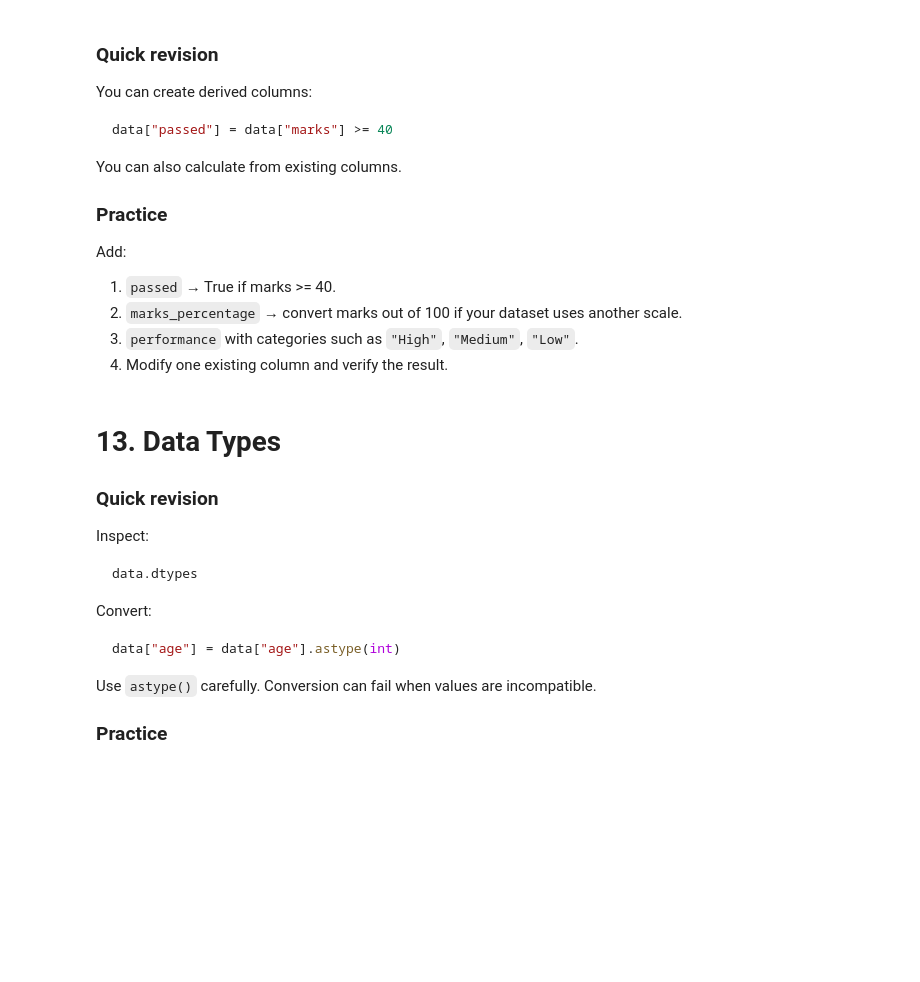
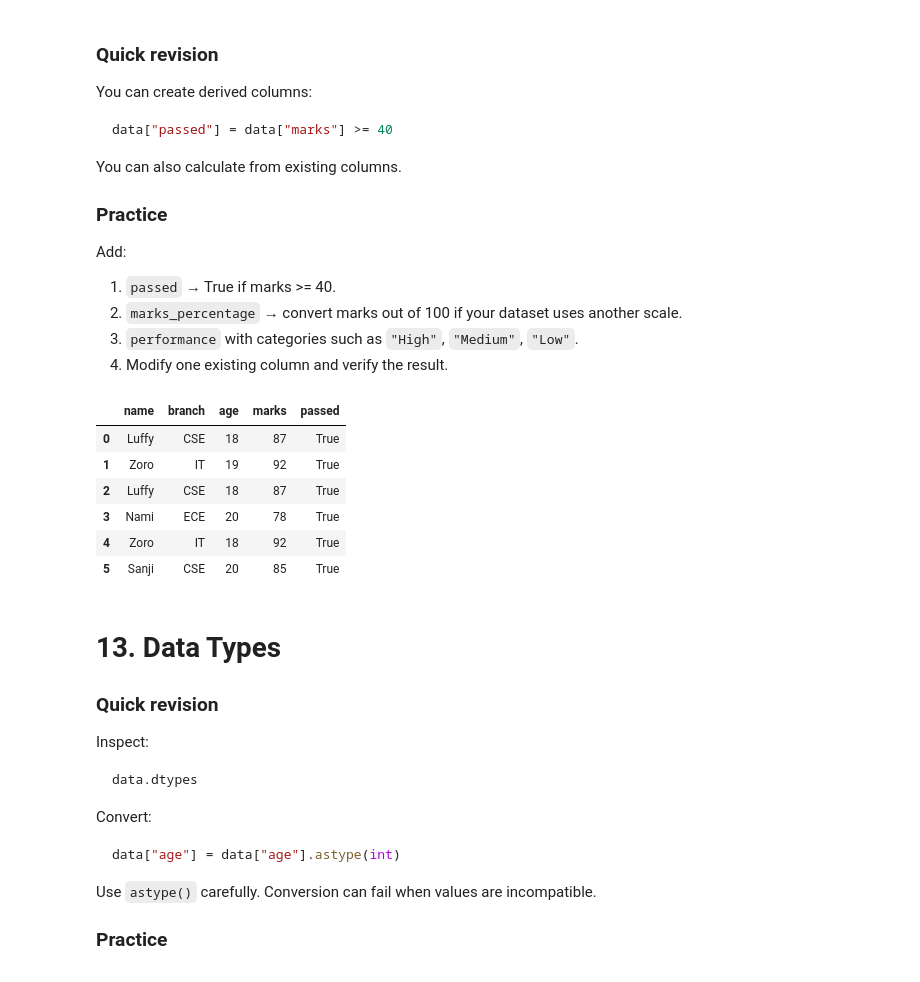
Before and after one commit to hacker-x184/python-Library, a Jupyter notebook: Pandas/01_Pandas_Basics_and_Revision_Practice.ipynb, the cells around one changed output. Saved outputs shown, nothing was run; the diff lists cells and outputs as text; code cells hidden in the pictures; blank space fills up the shorter version.

```diff
--- a/Pandas/01_Pandas_Basics_and_Revision_Practice.ipynb
+++ b/Pandas/01_Pandas_Basics_and_Revision_Practice.ipynb
@@ -479,4 +539,17 @@ data.duplicated()
 
 The first returns a cleaned DataFrame; the second identifies duplicates.
 # %%
-# Write your code here
+students = {
+    "name": ["Luffy", "Zoro", "Luffy", "Nami", "Zoro", "Sanji"],
+    "branch": ["CSE", "IT", "CSE", "ECE", "IT", "CSE"],
+    "age": [18, 19, 18, 20,  18, 20],
+    "marks": [87, 92, 87, 78, 92, 85]
+}
+
+data = pd.DataFrame(students)
+
+print(data.duplicated().count())
+print(data.iloc[data.duplicated()])
+drop = data.drop_duplicates()
+print(drop)
+print(f"{data.shape} before drop {drop.shape} after drop")
@@ -542,7 +650,21 @@ Add:
 3. `performance` with categories such as `"High"`, `"Medium"`, `"Low"`.
 4. Modify one existing column and verify the result.
 # %%
-# Write your code here
+for i in data["marks"]:
+    if i >= 40:
+        data["passed"] = True
+    else:
+        data["passed"] = False
+
+data
+# %% [output]
+|  | name | branch | age | marks | passed |
+| 0 | Luffy | CSE | 18 | 87 | True |
+| 1 | Zoro | IT | 19 | 92 | True |
+| 2 | Luffy | CSE | 18 | 87 | True |
+| 3 | Nami | ECE | 20 | 78 | True |
+| 4 | Zoro | IT | 18 | 92 | True |
+| 5 | Sanji | CSE | 20 | 85 | True |
 # %% [markdown]
 # 13. Data Types
 
```
Also changed, not shown: parts of 12 cells of this notebook.
